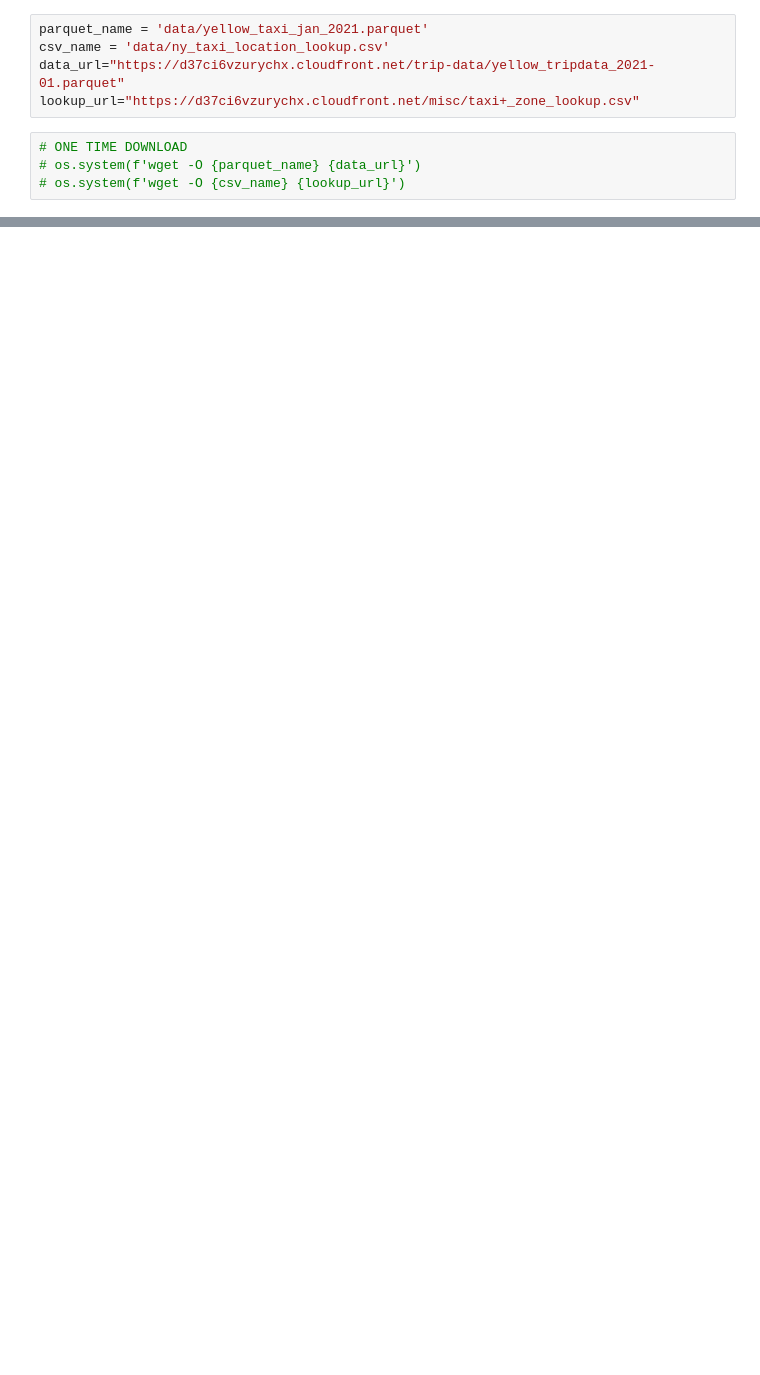
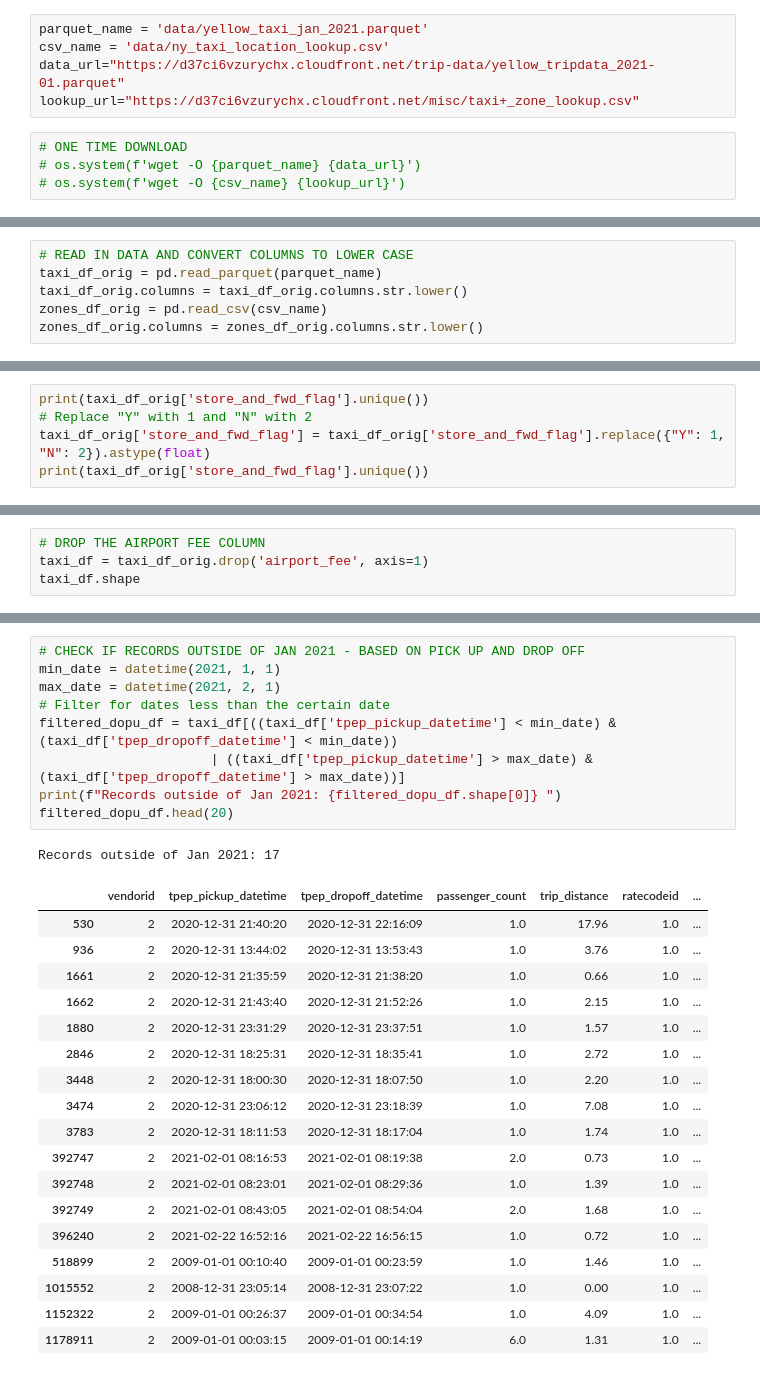
Before and after one commit to inner-outer-space/de-zoomcamp-2024, a Jupyter notebook: week_1_basics_n_setup/docker_sql/data-clean.ipynb, the cells around one changed output, grey strips where cells are left out. Drawn from its saved outputs; the diff is of its cells as text; blank space fills up the shorter version.

Commit message:
more data cleaning

```diff
--- a/week_1_basics_n_setup/docker_sql/data-clean.ipynb
+++ b/week_1_basics_n_setup/docker_sql/data-clean.ipynb
@@ -17 +19,7 @@ lookup_df = pd.read_csv(csv_name)
+# %%
+# READ IN DATA AND CONVERT COLUMNS TO LOWER CASE
+taxi_df_orig = pd.read_parquet(parquet_name)
+taxi_df_orig.columns = taxi_df_orig.columns.str.lower()
+zones_df_orig = pd.read_csv(csv_name)
+zones_df_orig.columns = zones_df_orig.columns.str.lower()
 # %%
@@ -52,0 +74,5 @@ memory usage: 198.6+ MB
+# %%
+print(taxi_df_orig['store_and_fwd_flag'].unique())
+# Replace "Y" with 1 and "N" with 2
+taxi_df_orig['store_and_fwd_flag'] = taxi_df_orig['store_and_fwd_flag'].replace({"Y": 1, "N": 2}).astype(float)
+print(taxi_df_orig['store_and_fwd_flag'].unique())
@@ -52,0 +190,4 @@ memory usage: 198.6+ MB
+# %%
+# DROP THE AIRPORT FEE COLUMN
+taxi_df = taxi_df_orig.drop('airport_fee', axis=1)
+taxi_df.shape
@@ -52,0 +458,29 @@ memory usage: 198.6+ MB
+# %%
+# CHECK IF RECORDS OUTSIDE OF JAN 2021 - BASED ON PICK UP AND DROP OFF
+min_date = datetime(2021, 1, 1)
+max_date = datetime(2021, 2, 1)
+# Filter for dates less than the certain date
+filtered_dopu_df = taxi_df[((taxi_df['tpep_pickup_datetime'] < min_date) & (taxi_df['tpep_dropoff_datetime'] < min_date))
+                      | ((taxi_df['tpep_pickup_datetime'] > max_date) & (taxi_df['tpep_dropoff_datetime'] > max_date))]
+print(f"Records outside of Jan 2021: {filtered_dopu_df.shape[0]} ")
+filtered_dopu_df.head(20)
+# %% [output]
+Records outside of Jan 2021: 17
+|  | vendorid | tpep_pickup_datetime | tpep_dropoff_datetime | passenger_count | trip_distance | ratecodeid | ... |
+| 530 | 2 | 2020-12-31 21:40:20 | 2020-12-31 22:16:09 | 1.0 | 17.96 | 1.0 | ... |
+| 936 | 2 | 2020-12-31 13:44:02 | 2020-12-31 13:53:43 | 1.0 | 3.76 | 1.0 | ... |
+| 1661 | 2 | 2020-12-31 21:35:59 | 2020-12-31 21:38:20 | 1.0 | 0.66 | 1.0 | ... |
+| 1662 | 2 | 2020-12-31 21:43:40 | 2020-12-31 21:52:26 | 1.0 | 2.15 | 1.0 | ... |
+| 1880 | 2 | 2020-12-31 23:31:29 | 2020-12-31 23:37:51 | 1.0 | 1.57 | 1.0 | ... |
+| 2846 | 2 | 2020-12-31 18:25:31 | 2020-12-31 18:35:41 | 1.0 | 2.72 | 1.0 | ... |
+| 3448 | 2 | 2020-12-31 18:00:30 | 2020-12-31 18:07:50 | 1.0 | 2.20 | 1.0 | ... |
+| 3474 | 2 | 2020-12-31 23:06:12 | 2020-12-31 23:18:39 | 1.0 | 7.08 | 1.0 | ... |
+| 3783 | 2 | 2020-12-31 18:11:53 | 2020-12-31 18:17:04 | 1.0 | 1.74 | 1.0 | ... |
+| 392747 | 2 | 2021-02-01 08:16:53 | 2021-02-01 08:19:38 | 2.0 | 0.73 | 1.0 | ... |
+| 392748 | 2 | 2021-02-01 08:23:01 | 2021-02-01 08:29:36 | 1.0 | 1.39 | 1.0 | ... |
+| 392749 | 2 | 2021-02-01 08:43:05 | 2021-02-01 08:54:04 | 2.0 | 1.68 | 1.0 | ... |
+| 396240 | 2 | 2021-02-22 16:52:16 | 2021-02-22 16:56:15 | 1.0 | 0.72 | 1.0 | ... |
+| 518899 | 2 | 2009-01-01 00:10:40 | 2009-01-01 00:23:59 | 1.0 | 1.46 | 1.0 | ... |
+| 1015552 | 2 | 2008-12-31 23:05:14 | 2008-12-31 23:07:22 | 1.0 | 0.00 | 1.0 | ... |
+| 1152322 | 2 | 2009-01-01 00:26:37 | 2009-01-01 00:34:54 | 1.0 | 4.09 | 1.0 | ... |
+| 1178911 | 2 | 2009-01-01 00:03:15 | 2009-01-01 00:14:19 | 6.0 | 1.31 | 1.0 | ... |
```
Also changed, not shown: parts of 49 cells of this notebook.
